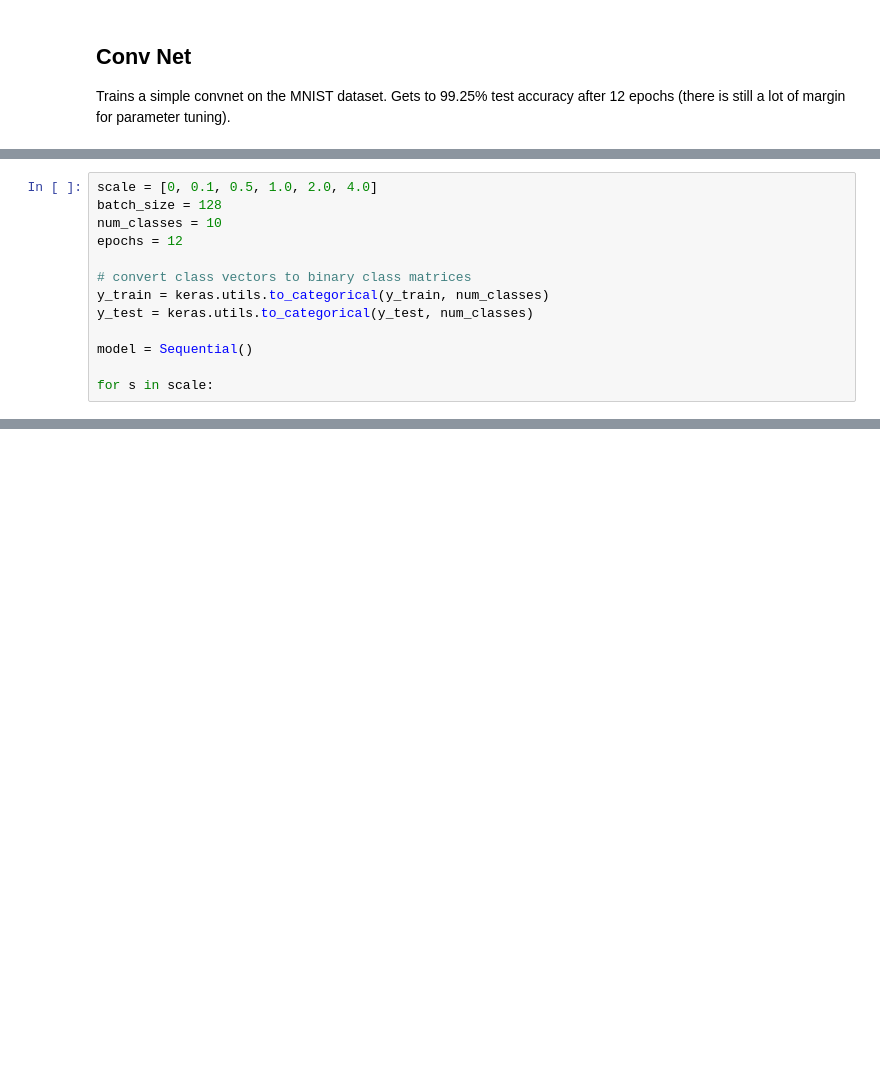
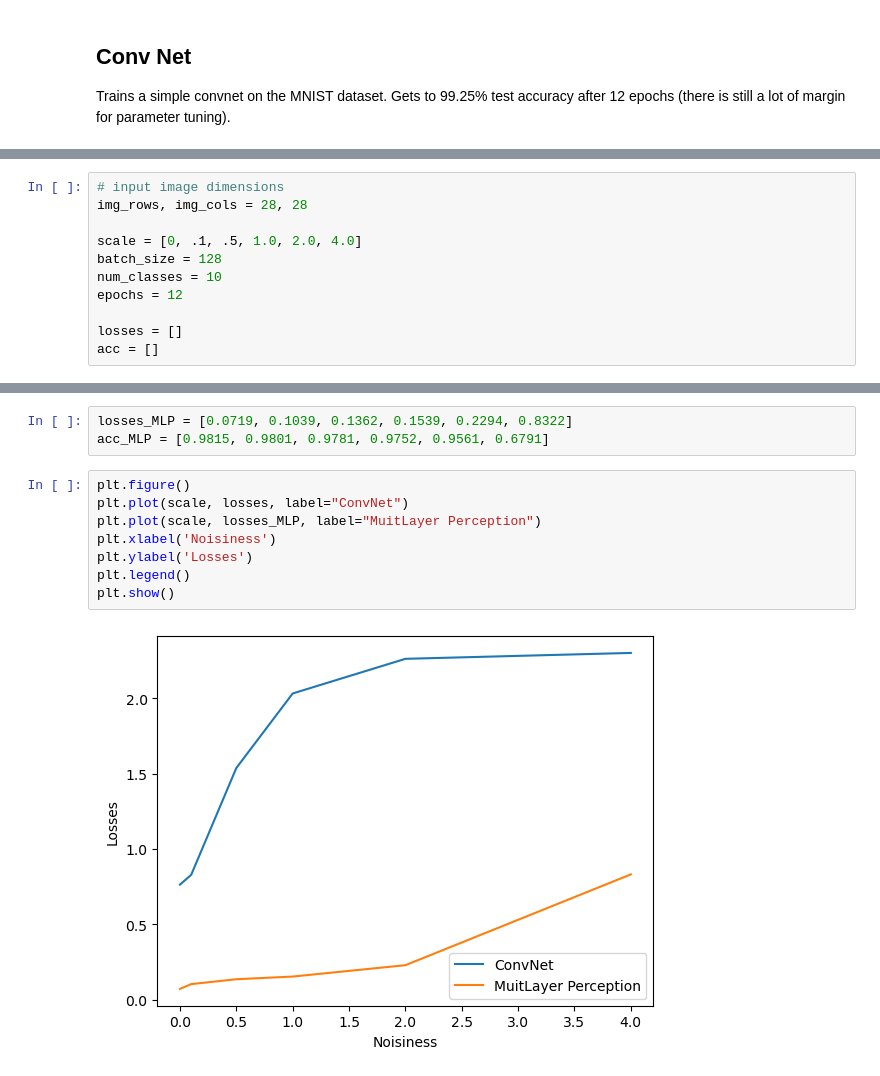
Before and after one commit to rmjollie/mlnn-personal, a Jupyter notebook: 11/asnmt11.ipynb, the cells around one changed output, grey strips where cells are left out. Saved outputs shown, nothing was run; the diff lists cells and outputs as text; blank space fills up the shorter version.

```diff
--- a/11/asnmt11.ipynb
+++ b/11/asnmt11.ipynb
@@ -33,13 +26,0 @@ img_rows, img_cols = 28, 28
-# %%
-scale = [0, 0.1, 0.5, 1.0, 2.0, 4.0]
-batch_size = 128
-num_classes = 10
-epochs = 12
-
-# convert class vectors to binary class matrices
-y_train = keras.utils.to_categorical(y_train, num_classes)
-y_test = keras.utils.to_categorical(y_test, num_classes)
-
-model = Sequential()
-
-for s in scale:
@@ -67 +27,12 @@ x_train shape: (60000, 28, 28, 1)
+# %%
+# input image dimensions
+img_rows, img_cols = 28, 28
+
+scale = [0, .1, .5, 1.0, 2.0, 4.0]
+batch_size = 128
+num_classes = 10
+epochs = 12
+
+losses = []
+acc = []
 # %%
@@ -101,0 +111,13 @@ Epoch 1/12
+# %%
+losses_MLP = [0.0719, 0.1039, 0.1362, 0.1539, 0.2294, 0.8322]
+acc_MLP = [0.9815, 0.9801, 0.9781, 0.9752, 0.9561, 0.6791]
+# %%
+plt.figure()
+plt.plot(scale, losses, label="ConvNet")
+plt.plot(scale, losses_MLP, label="MuitLayer Perception")
+plt.xlabel('Noisiness')
+plt.ylabel('Losses')
+plt.legend()
+plt.show()
+# %% [output]
+[figure, added]
```
Also changed, not shown: parts of 5 cells of this notebook, 1 other file.
